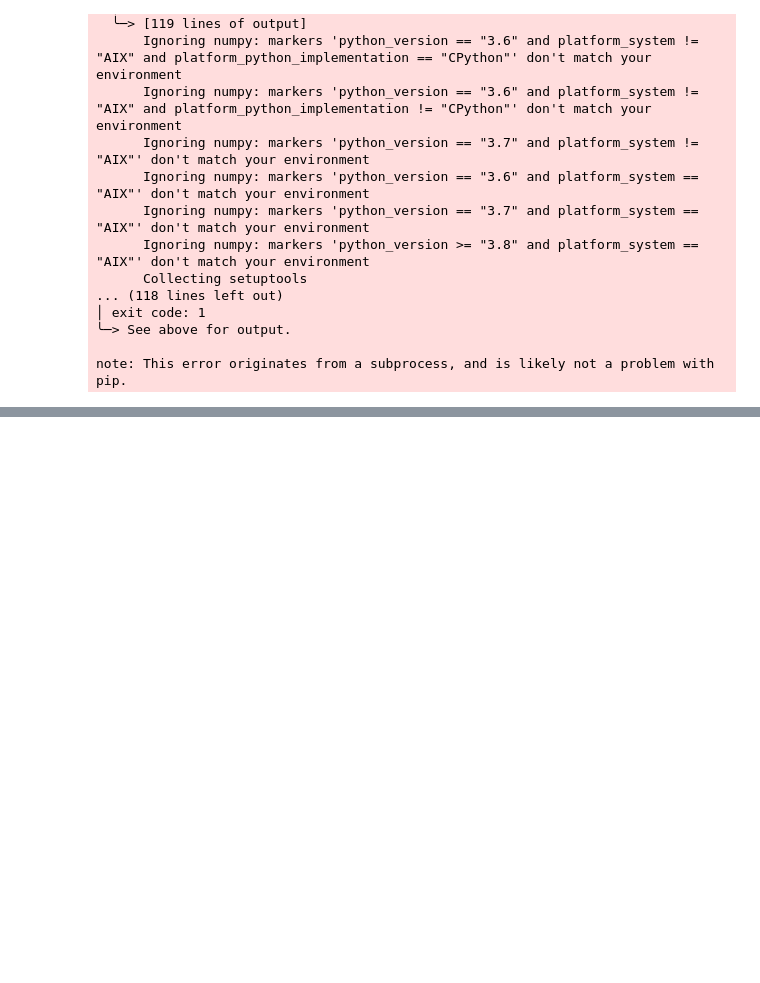
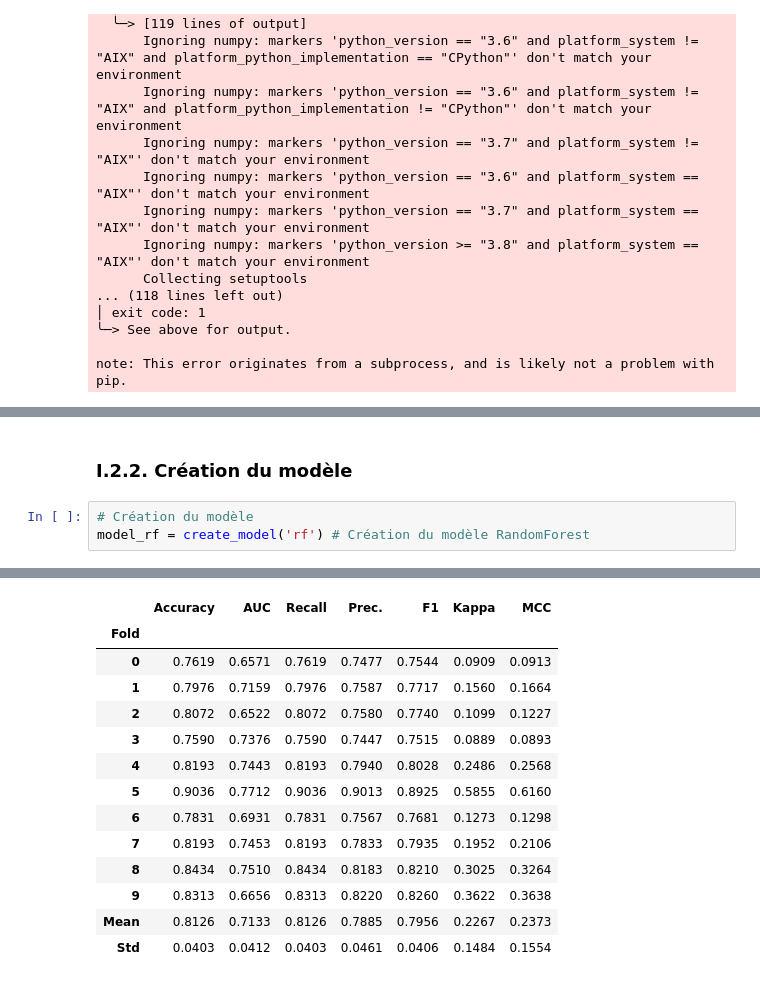
Before and after one commit to marieguib/202409-Precarite-energetique, a Jupyter notebook: 1Modelisation_precarite_energetique.ipynb, the cells around one changed output, grey strips where cells are left out. Cells and saved outputs as stored; diff of their text form; blank space fills up the shorter version.

Commit message:
optimisation des modèles + comparaison

```diff
--- a/1Modelisation_precarite_energetique.ipynb
+++ b/1Modelisation_precarite_energetique.ipynb
@@ -291 +291,7 @@ best_model = compare_models()# Comparaison des modèles
 [interactive output not drawn]
+# %% [markdown]
+### I.2.2. Création du modèle
+# %%
+# Création du modèle
+model_rf = create_model('rf') # Création du modèle RandomForest
+# %% [output]
@@ -291,0 +299,14 @@ best_model = compare_models()# Comparaison des modèles
+|  | Accuracy | AUC | Recall | Prec. | F1 | Kappa | MCC |
+| Fold |  |  |  |  |  |  |  |
+| 0 | 0.7619 | 0.6571 | 0.7619 | 0.7477 | 0.7544 | 0.0909 | 0.0913 |
+| 1 | 0.7976 | 0.7159 | 0.7976 | 0.7587 | 0.7717 | 0.1560 | 0.1664 |
+| 2 | 0.8072 | 0.6522 | 0.8072 | 0.7580 | 0.7740 | 0.1099 | 0.1227 |
+| 3 | 0.7590 | 0.7376 | 0.7590 | 0.7447 | 0.7515 | 0.0889 | 0.0893 |
+| 4 | 0.8193 | 0.7443 | 0.8193 | 0.7940 | 0.8028 | 0.2486 | 0.2568 |
+| 5 | 0.9036 | 0.7712 | 0.9036 | 0.9013 | 0.8925 | 0.5855 | 0.6160 |
+| 6 | 0.7831 | 0.6931 | 0.7831 | 0.7567 | 0.7681 | 0.1273 | 0.1298 |
+| 7 | 0.8193 | 0.7453 | 0.8193 | 0.7833 | 0.7935 | 0.1952 | 0.2106 |
+| 8 | 0.8434 | 0.7510 | 0.8434 | 0.8183 | 0.8210 | 0.3025 | 0.3264 |
+| 9 | 0.8313 | 0.6656 | 0.8313 | 0.8220 | 0.8260 | 0.3622 | 0.3638 |
+| Mean | 0.8126 | 0.7133 | 0.8126 | 0.7885 | 0.7956 | 0.2267 | 0.2373 |
+| Std | 0.0403 | 0.0412 | 0.0403 | 0.0461 | 0.0406 | 0.1484 | 0.1554 |
```
Also changed, not shown: parts of 15 cells of this notebook, 1 other file.
